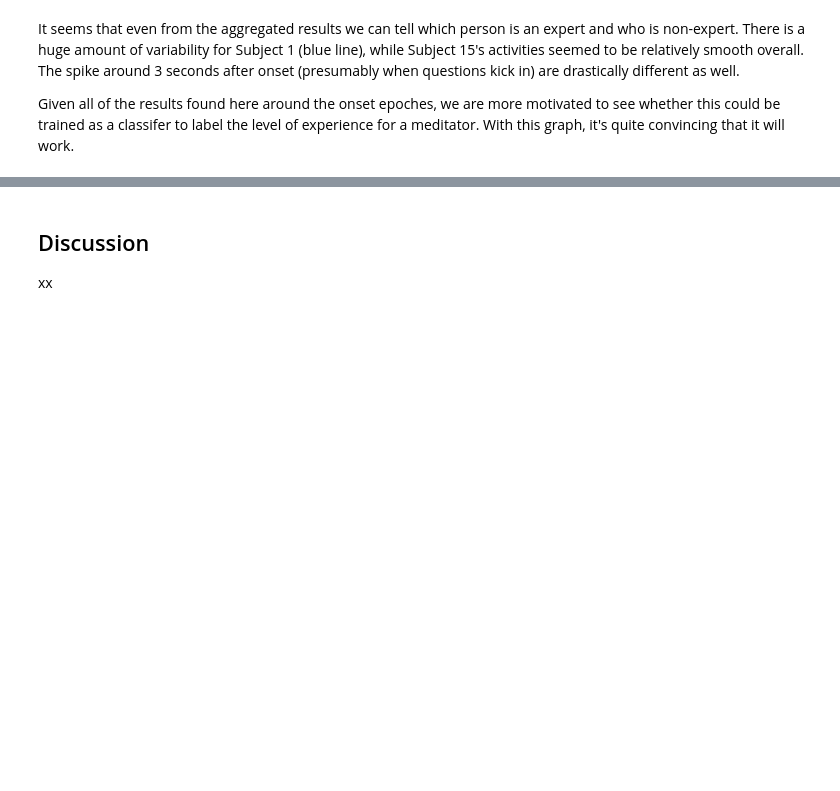
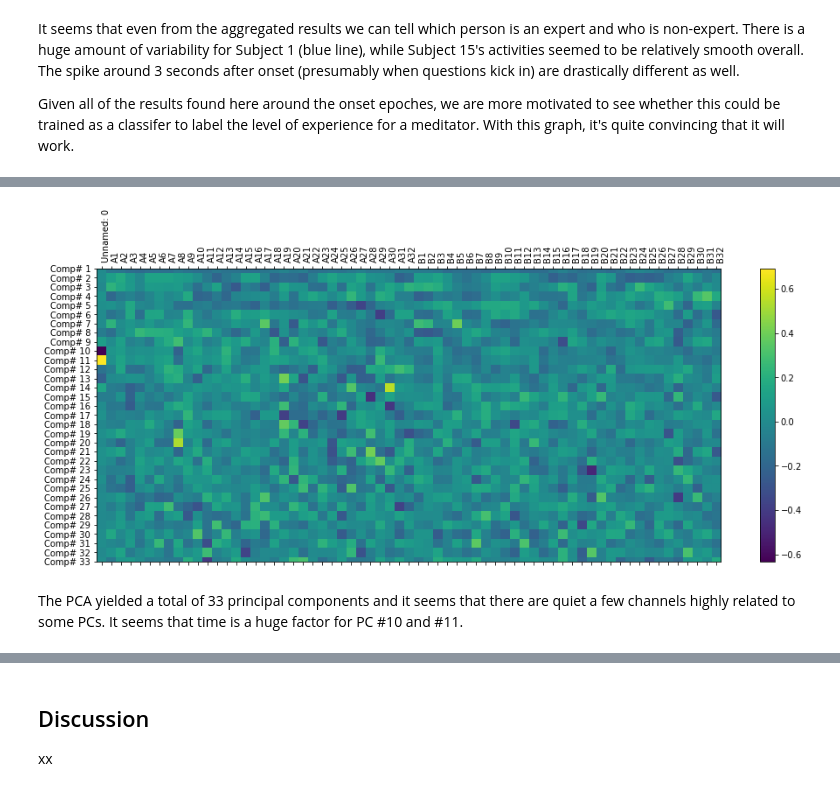
Before and after one commit to yuyang-zhong/EEG-Neural, a Jupyter notebook: notebooks/final_notebook.ipynb, the cells around one changed output, grey strips where cells are left out. Cells and saved outputs as stored; diff of their text form; code cells hidden in the pictures; blank space fills up the shorter version.

```diff
--- a/notebooks/final_notebook.ipynb
+++ b/notebooks/final_notebook.ipynb
@@ -316,0 +408,16 @@ Given all of the results found here around the onset epoches, we are more motiva
+# %%
+plt.figure(figsize=(16,6))
+plt.matshow(pca.components_, cmap='viridis', fignum=1, aspect='auto')
+labs = []
+plt.yticks(range(pca.components_.shape[0]),
+           [f'Comp# {i}' for i in range(1, pca.components_.shape[0]+1)],fontsize=10)
+plt.colorbar()
+plt.xticks(range(pca.components_.shape[1]), np.array(X.columns),rotation=90,ha='left')
+plt.rc('xtick', labelsize=10)
+plt.rc('ytick', labelsize=10)
+plt.rc('axes', labelsize=10)
+plt.show();
+# %% [output]
+[figure, added]
+# %% [markdown]
+The PCA yielded a total of 33 principal components and it seems that there are quiet a few channels highly related to some PCs. It seems that time is a huge factor for PC #10 and #11.
```
Also changed, not shown: parts of 37 cells of this notebook.
